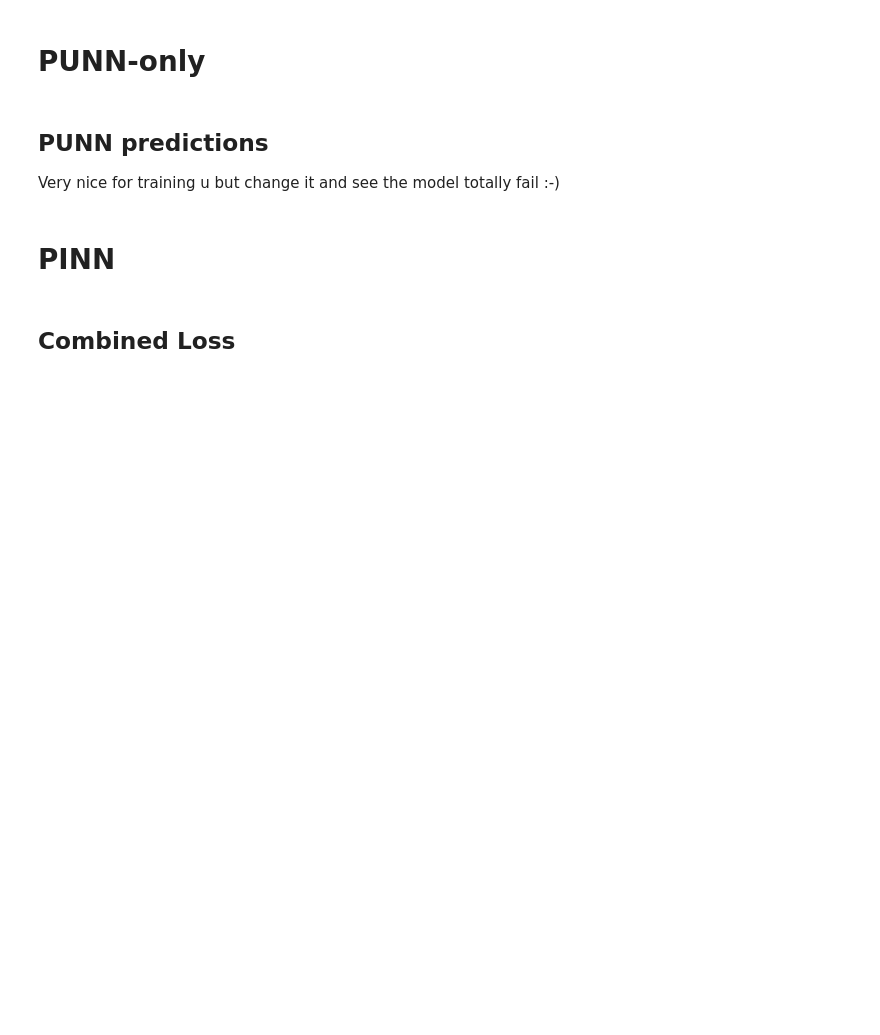
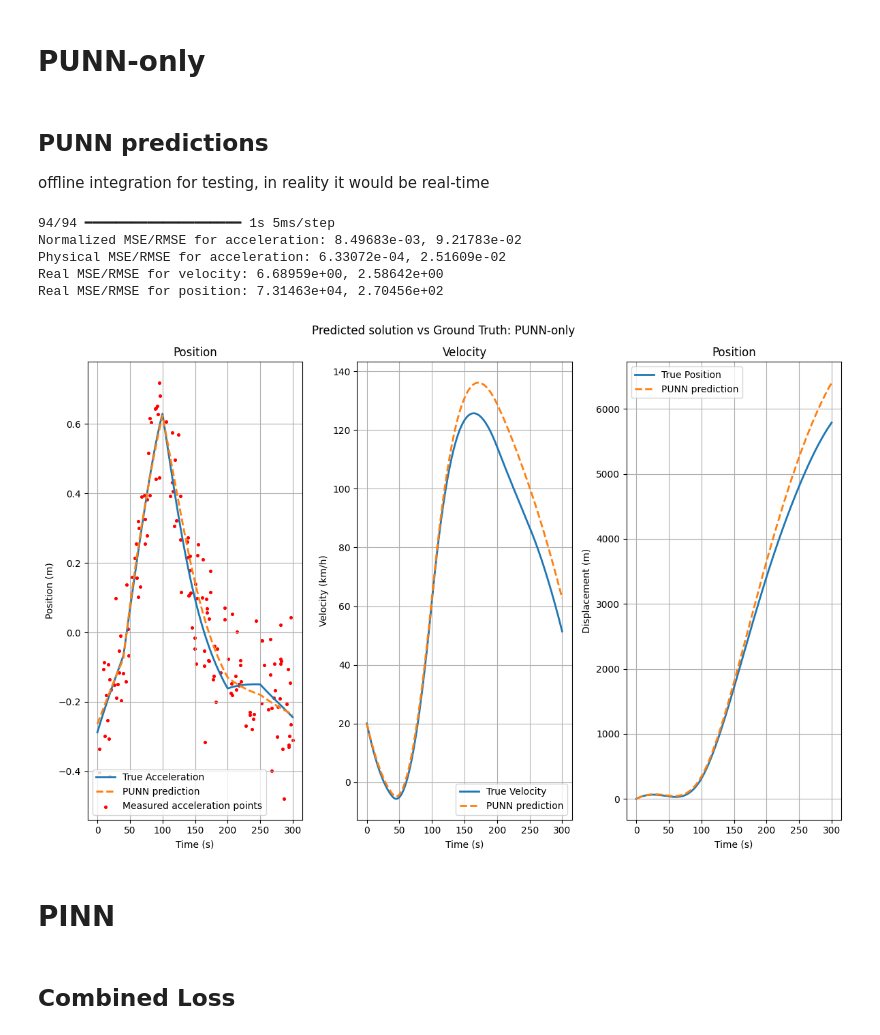
Before and after one commit to ZeArteaga/PINN-control-platooning, a Jupyter notebook: PINN.ipynb, the cells around one changed output. Drawn from its saved outputs; the diff is of its cells as text; code cells hidden in the pictures; blank space fills up the shorter version.

```diff
--- a/PINN.ipynb
+++ b/PINN.ipynb
@@ -309,6 +326,3 @@ history_punn_fwd = punn_model.fit(x=X_train_norm, y=Y_train_norm, validation_dat
 loss_plot(history_punn_fwd.history)
 # %%
 punn_model.save("models/punn_model_forward.h5")
-# %% [markdown]
-## PUNN predictions
-Very nice for training u but change it and see the model totally fail :-)
@@ -328,3 +329,47 @@ comparison_plot(t, Y_true, Y_mask, [(predictions, "PUNN prediction")], "Predicte
+# %% [markdown]
+## PUNN predictions
+offline integration for testing, in reality it would be real-time
+# %%
+punn_model = load_model("models/punn_model_forward.h5", compile=False)  # Load model just for prediction
+traj_true = np.hstack((Y_true, v_true.reshape(-1,1), x_true.reshape(-1,1))) #shape(t, 3) -> acceleration, velocity (km/h), position
+
+punn_v_phy = np.zeros_like(t)
+punn_x_phy = np.zeros_like(t)
+punn_x_phy[0], punn_v_phy[0] = x0 #defined in m/s in the beginning
+
+#vectorized preodiction offline
+punn_a_norm = punn_model.predict(X_norm)
+punn_a_phy = scaler_Y.inverse_transform(punn_a_norm).flatten()
+
+for i in range(len(t)-1):
+    punn_v_phy[i+1] = punn_v_phy[i] + punn_a_phy[i] * dt #m/s
+    punn_x_phy[i+1] = punn_x_phy[i] + punn_v_phy[i] * dt #in m
+
+mse_a_norm = mean_squared_error(Y_true_norm, punn_a_norm)
+mse_a_phy = mean_squared_error(Y_true, punn_a_phy)
+mse_x, mse_v = mean_squared_error(x_true, punn_x_phy), mean_squared_error(v_true, punn_v_phy)
+
+punn_a_phy = punn_a_phy.reshape(-1, 1)
+punn_v_phy = punn_v_phy.reshape(-1,1)
+punn_x_phy = punn_x_phy.reshape(-1,1)
+punn_pred_data = np.hstack((punn_a_phy, punn_v_phy, punn_x_phy))
+
+print(f"Normalized MSE/RMSE for acceleration: {mse_a_norm:.5e}, {np.sqrt(mse_a_norm):.5e}")
+print(f"Physical MSE/RMSE for acceleration: {mse_a_phy:.5e}, {np.sqrt(mse_a_phy):.5e}")
+print(f"Real MSE/RMSE for velocity: {mse_v:.5e}, {np.sqrt(mse_v):.5e}")
+print(f"Real MSE/RMSE for position: {mse_x:.5e}, {np.sqrt(mse_x):.5e}")
+
+comparison_plot(t=t, true_data=traj_true, meas_data=Y_mask,
+    pred_data=[(punn_pred_data, "PUNN prediction")],
+    suptitle="Predicted solution vs Ground Truth: PUNN-only"
+)
+# %% [output]
+94/94 ━━━━━━━━━━━━━━━━━━━━ 1s 5ms/step
+Normalized MSE/RMSE for acceleration: 8.49683e-03, 9.21783e-02
+Physical MSE/RMSE for acceleration: 6.33072e-04, 2.51609e-02
+Real MSE/RMSE for velocity: 6.68959e+00, 2.58642e+00
+Real MSE/RMSE for position: 7.31463e+04, 2.70456e+02
+[figure, added]
 # %% [markdown]
 # PINN
 # %%
```
Also changed, not shown: parts of 12 cells of this notebook, 1 other file.
